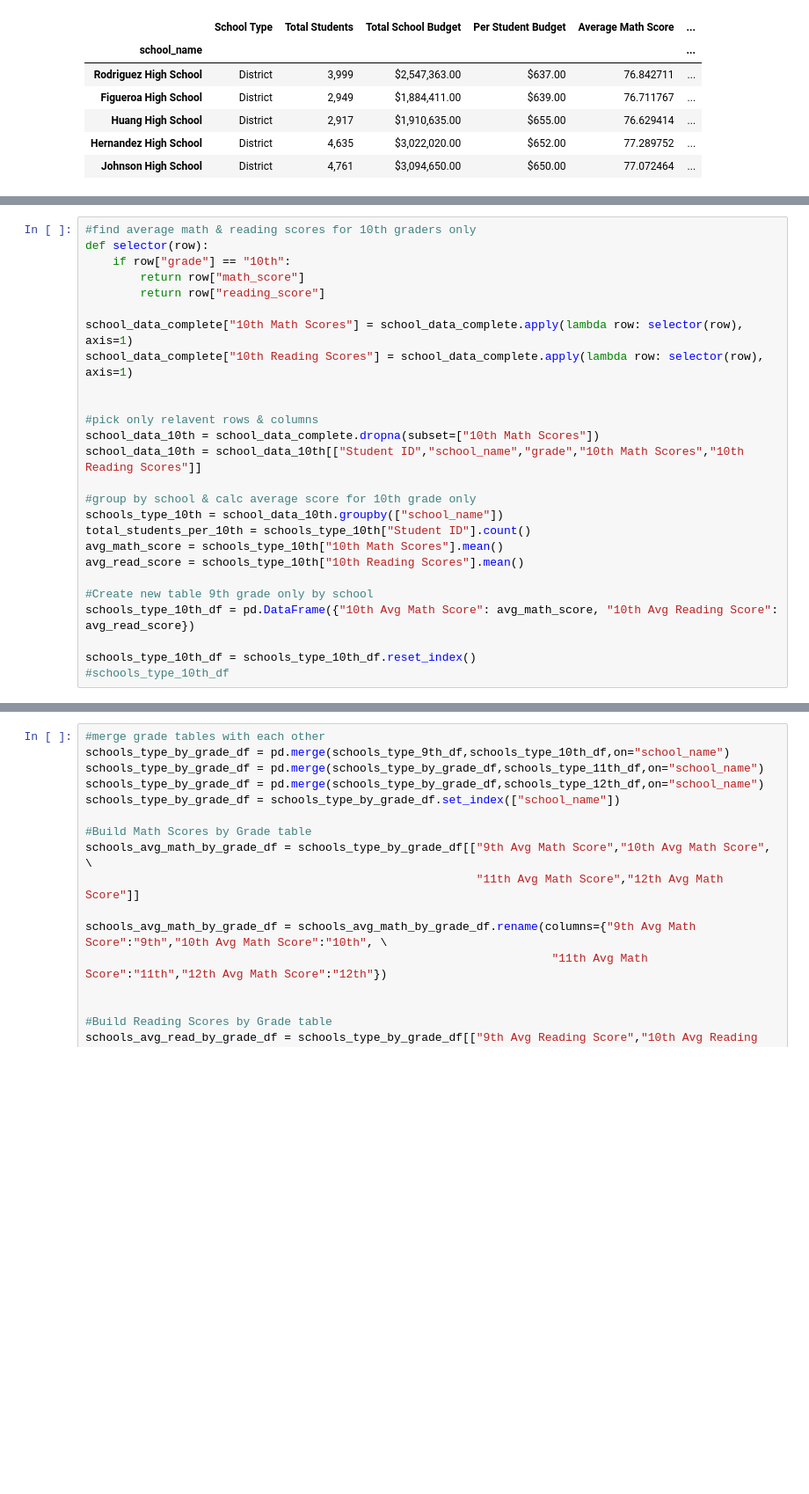
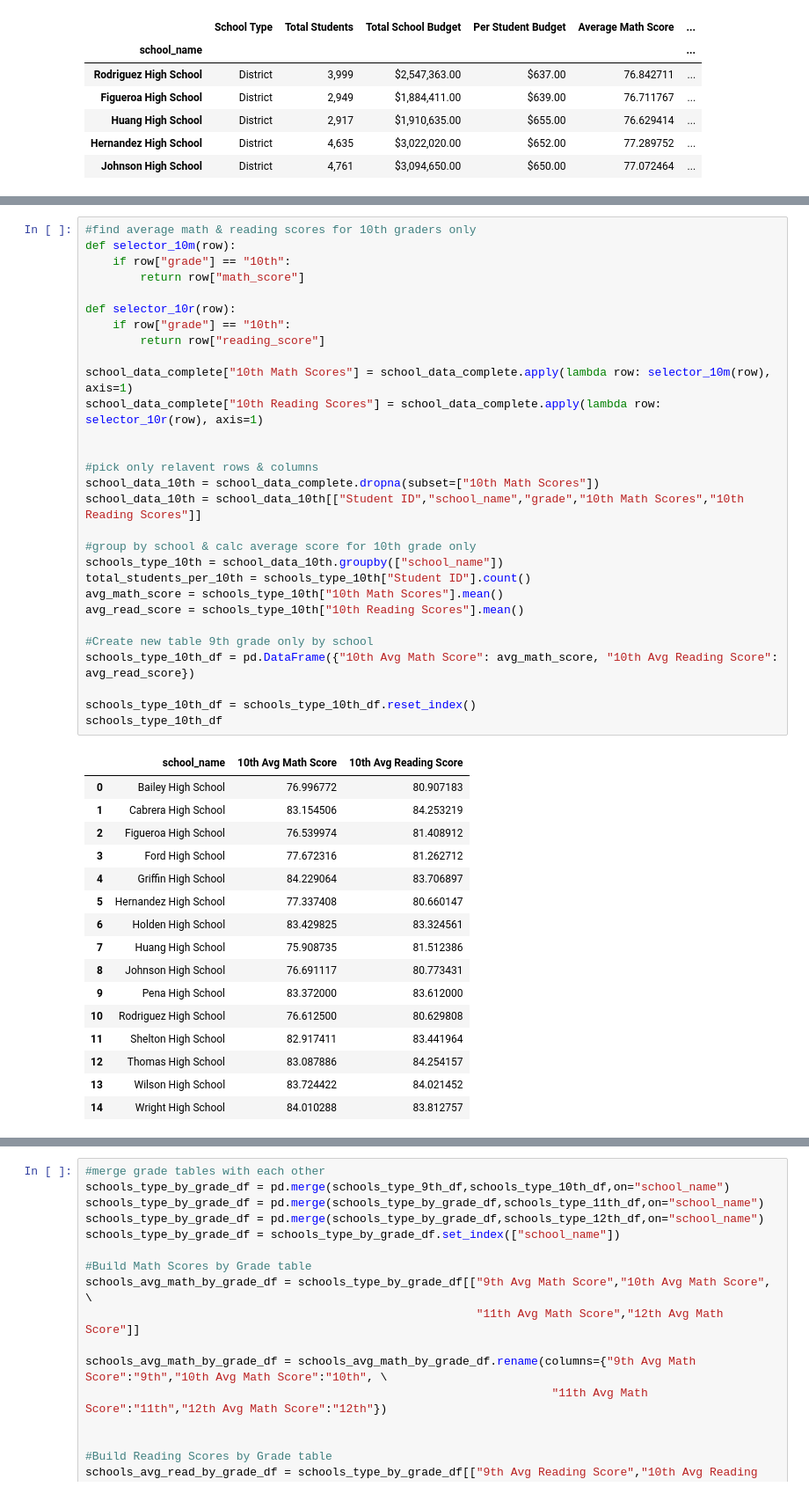
Before and after one commit to mnolker/pandas-challenge, a Jupyter notebook: PyCitySchools/PyCitySchools.ipynb, the cells around one changed output, grey strips where cells are left out. Shown at 88% size. Saved outputs shown, nothing was run; the diff lists cells and outputs as text; blank space fills up the shorter version.

```diff
--- a/PyCitySchools/PyCitySchools.ipynb
+++ b/PyCitySchools/PyCitySchools.ipynb
@@ -241,28 +296,48 @@ schools_type_9th_df = schools_type_9th_df.reset_index()
 # %%
 #find average math & reading scores for 10th graders only
-def selector(row):
+def selector_10m(row):
     if row["grade"] == "10th":
         return row["math_score"]
+
+def selector_10r(row):
+    if row["grade"] == "10th":
         return row["reading_score"]
 
-school_data_complete["10th Math Scores"] = school_data_complete.apply(lambda row: selector(row), axis=1)
-school_data_complete["10th Reading Scores"] = school_data_complete.apply(lambda row: selector(row), axis=1)
+school_data_complete["10th Math Scores"] = school_data_complete.apply(lambda row: selector_10m(row), axis=1)
+school_data_complete["10th Reading Scores"] = school_data_complete.apply(lambda row: selector_10r(row), axis=1)
 
 
 #pick only relavent rows & columns
 school_data_10th = school_data_complete.dropna(subset=["10th Math Scores"])
 school_data_10th = school_data_10th[["Student ID","school_name","grade","10th Math Scores","10th Reading Scores"]]
 
 #group by school & calc average score for 10th grade only
 schools_type_10th = school_data_10th.groupby(["school_name"])
 total_students_per_10th = schools_type_10th["Student ID"].count()
 avg_math_score = schools_type_10th["10th Math Scores"].mean()
 avg_read_score = schools_type_10th["10th Reading Scores"].mean()
 
 #Create new table 9th grade only by school
 schools_type_10th_df = pd.DataFrame({"10th Avg Math Score": avg_math_score, "10th Avg Reading Score": avg_read_score})
 
 schools_type_10th_df = schools_type_10th_df.reset_index()
-#schools_type_10th_df
+schools_type_10th_df
+# %% [output]
+|  | school_name | 10th Avg Math Score | 10th Avg Reading Score |
+| 0 | Bailey High School | 76.996772 | 80.907183 |
+| 1 | Cabrera High School | 83.154506 | 84.253219 |
+| 2 | Figueroa High School | 76.539974 | 81.408912 |
+| 3 | Ford High School | 77.672316 | 81.262712 |
+| 4 | Griffin High School | 84.229064 | 83.706897 |
+| 5 | Hernandez High School | 77.337408 | 80.660147 |
+| 6 | Holden High School | 83.429825 | 83.324561 |
+| 7 | Huang High School | 75.908735 | 81.512386 |
+| 8 | Johnson High School | 76.691117 | 80.773431 |
+| 9 | Pena High School | 83.372000 | 83.612000 |
+| 10 | Rodriguez High School | 76.612500 | 80.629808 |
+| 11 | Shelton High School | 82.917411 | 83.441964 |
+| 12 | Thomas High School | 83.087886 | 84.254157 |
+| 13 | Wilson High School | 83.724422 | 84.021452 |
+| 14 | Wright High School | 84.010288 | 83.812757 |
 # %%
 #find average math & reading scores for 11th graders only
```
Also changed, not shown: parts of 8 cells of this notebook.
